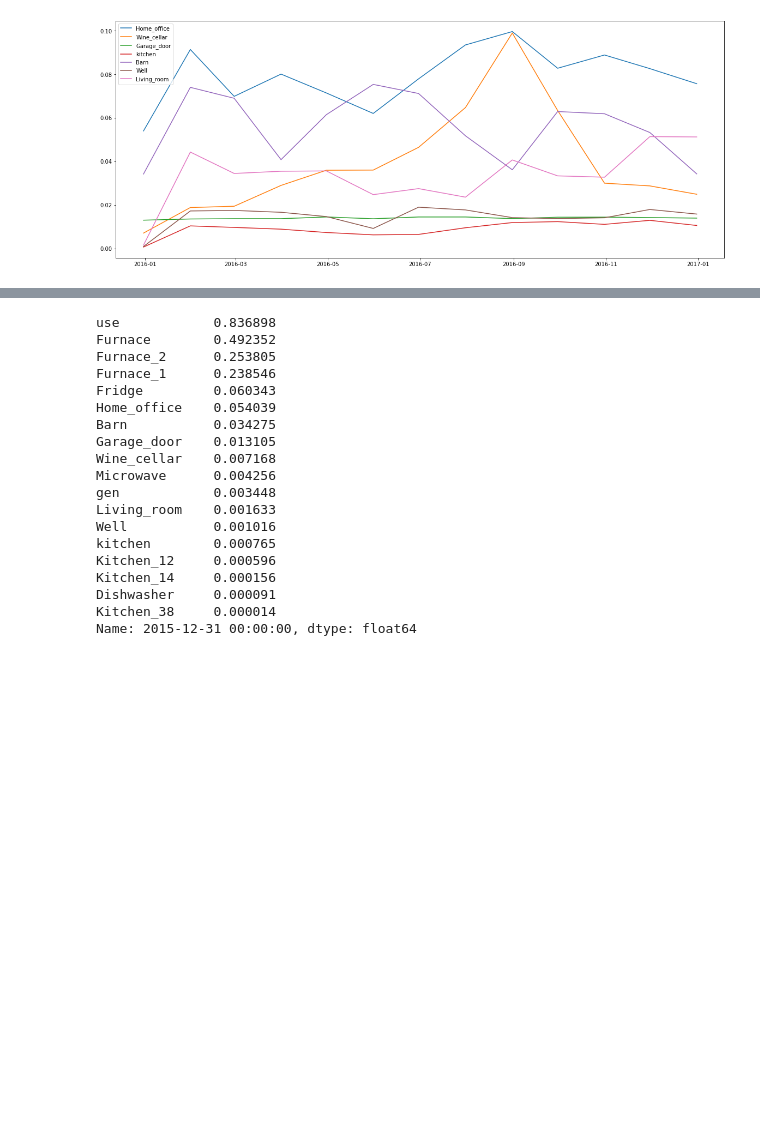
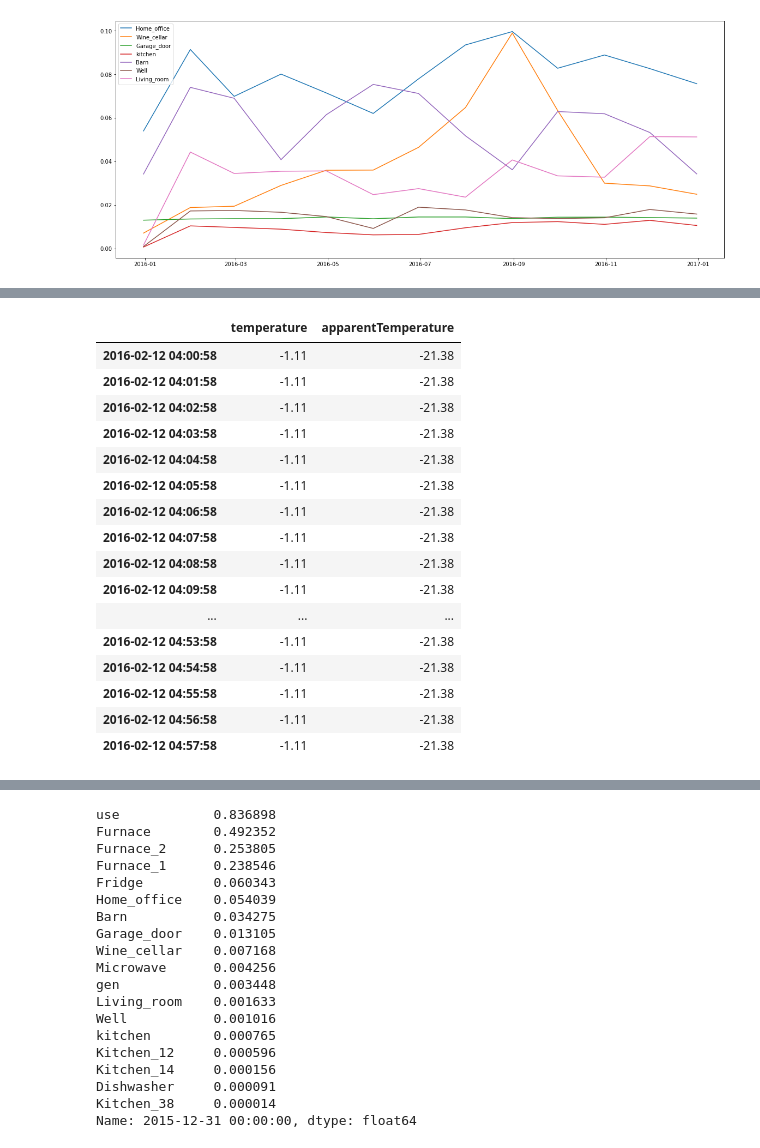
Before and after one commit to pndang/digital-bouncers, a Jupyter notebook: explore.ipynb, the cells around one changed output, grey strips where cells are left out. Drawn from its saved outputs; the diff is of its cells as text; code cells hidden in the pictures; blank space fills up the shorter version.

```diff
--- a/explore.ipynb
+++ b/explore.ipynb
@@ -392,0 +451,3 @@ room.get_figure()
+# %%
+r = df.apparentTemperature / df.temperature
+r
@@ -392,0 +467,20 @@ room.get_figure()
+# %%
+df[r==max(r)][['temperature', 'apparentTemperature']]
+# %% [output]
+|  | temperature | apparentTemperature |
+| 2016-02-12 04:00:58 | -1.11 | -21.38 |
+| 2016-02-12 04:01:58 | -1.11 | -21.38 |
+| 2016-02-12 04:02:58 | -1.11 | -21.38 |
+| 2016-02-12 04:03:58 | -1.11 | -21.38 |
+| 2016-02-12 04:04:58 | -1.11 | -21.38 |
+| 2016-02-12 04:05:58 | -1.11 | -21.38 |
+| 2016-02-12 04:06:58 | -1.11 | -21.38 |
+| 2016-02-12 04:07:58 | -1.11 | -21.38 |
+| 2016-02-12 04:08:58 | -1.11 | -21.38 |
+| 2016-02-12 04:09:58 | -1.11 | -21.38 |
+| ... | ... | ... |
+| 2016-02-12 04:53:58 | -1.11 | -21.38 |
+| 2016-02-12 04:54:58 | -1.11 | -21.38 |
+| 2016-02-12 04:55:58 | -1.11 | -21.38 |
+| 2016-02-12 04:56:58 | -1.11 | -21.38 |
+| 2016-02-12 04:57:58 | -1.11 | -21.38 |
```
Also changed, not shown: parts of 12 cells of this notebook.
